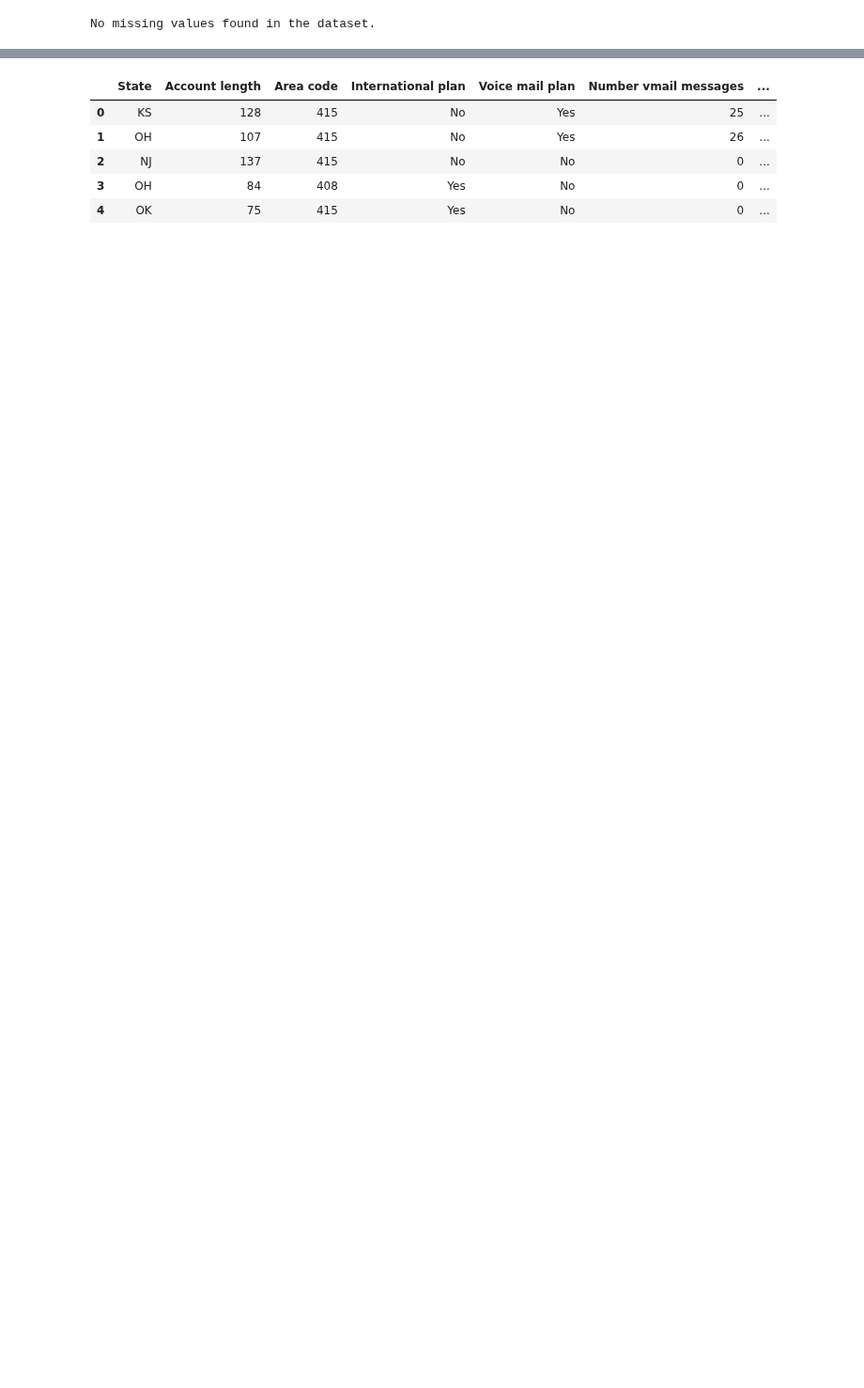
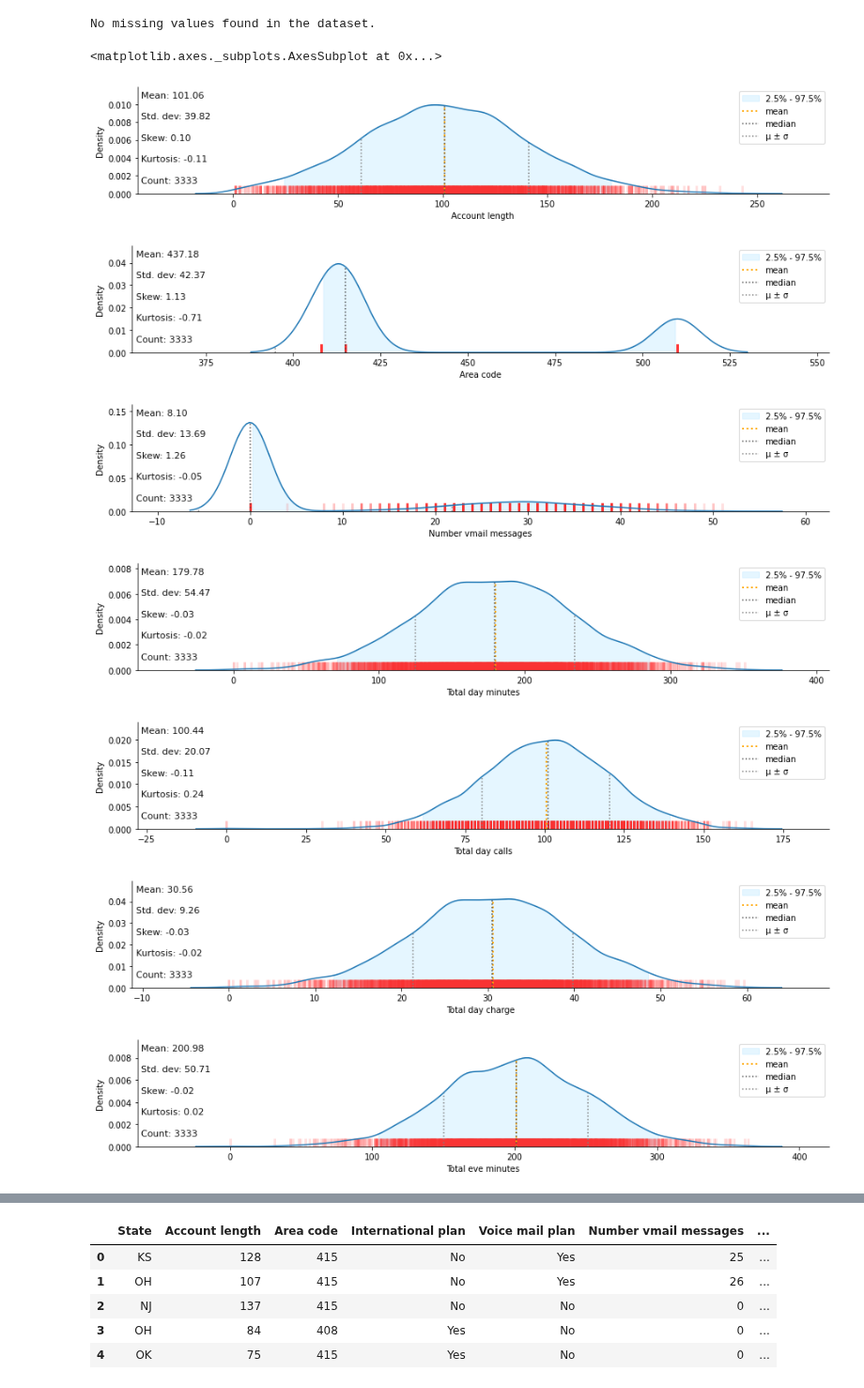
Before and after one commit to Creatrohit9/tele_churn-ANALYSIS, a Jupyter notebook: rohit_bhadauriya_EDA_2Telecom_Churn_Analysis_Capstone_Project.ipynb, the cells around one changed output, grey strips where cells are left out. Shown at 94% size. Drawn from its saved outputs; the diff is of its cells as text; code cells hidden in the pictures; blank space fills up the shorter version.

Commit message:
Commit for dist plot

```diff
--- a/rohit_bhadauriya_EDA_2Telecom_Churn_Analysis_Capstone_Project.ipynb
+++ b/rohit_bhadauriya_EDA_2Telecom_Churn_Analysis_Capstone_Project.ipynb
@@ -57,3 +57,15 @@ klib.corr_plot(tele_df)
 klib.missingval_plot(tele_df)
 # %% [output]
 No missing values found in the dataset.
+# %%
+
+klib.dist_plot(tele_df)
+# %% [output]
+<matplotlib.axes._subplots.AxesSubplot at 0x...>
+[figure, added]
+[figure, added]
+[figure, added]
+[figure, added]
+[figure, added]
+[figure, added]
+[figure, added]
```
Also changed, not shown: parts of 1 cell of this notebook.
